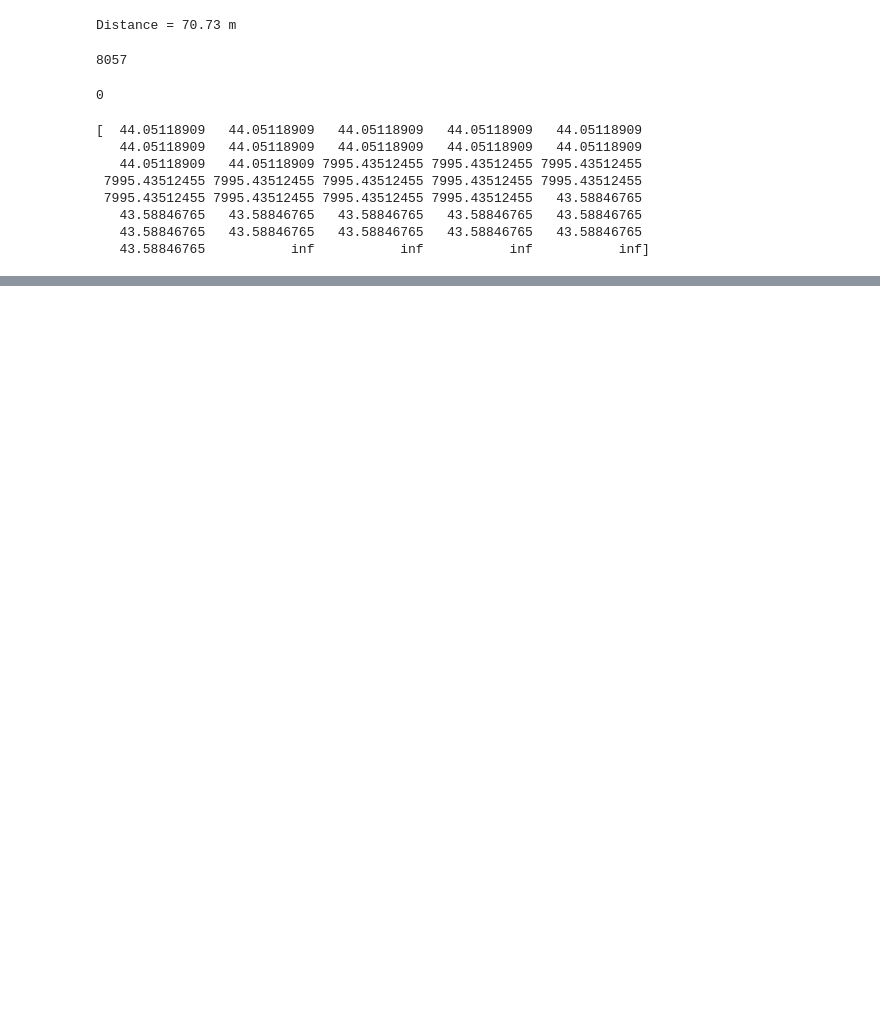
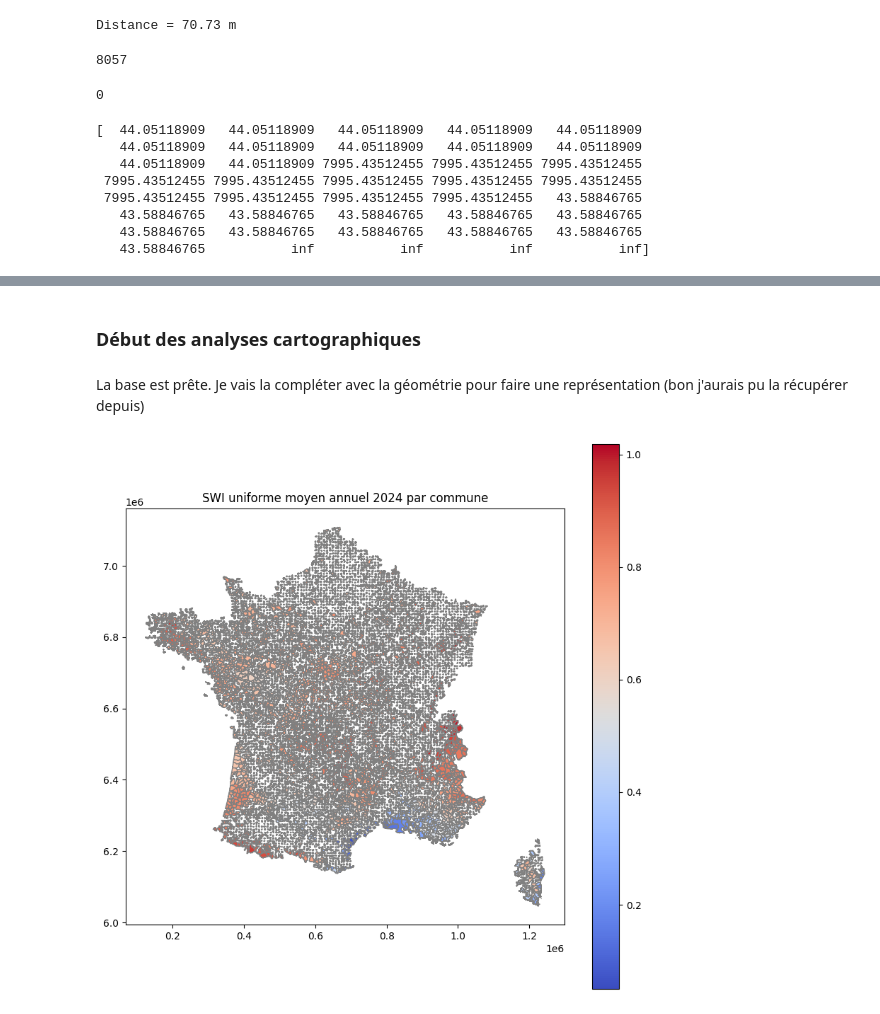
Before and after one commit to Sophie-Monsi/MACHINE-LEARNING-FOR-CLIMATE-RISK, a Jupyter notebook: Database_download.ipynb, the cells around one changed output, grey strips where cells are left out. Saved outputs shown, nothing was run; the diff lists cells and outputs as text; code cells hidden in the pictures; blank space fills up the shorter version.

Commit message:
Premières analyses cartographiques

```diff
--- a/Database_download.ipynb
+++ b/Database_download.ipynb
@@ -1000,0 +1147,4 @@ print(dist)
+# %%
+# Je supprime les nan
+df_swi = df_swi.dropna(subset=['SWI_UNIF_MENS'])
+df_swi
@@ -1000,0 +1165,58 @@ print(dist)
+# %% [markdown]
+### Début des analyses cartographiques
+# %% [markdown]
+La base est prête. Je vais la compléter avec la géométrie pour faire une représentation (bon j'aurais pu la récupérer depuis)
+# %%
+# On ne prend que code_insee et geometry de gdf_communes
+df_swi_geo = df_swi.merge(
+    gdf_communes[['code_insee', 'geometry']],
+    on='code_insee',
+    how='left'
+)
+
+gdf_swi = gpd.GeoDataFrame(df_swi_geo, geometry='geometry')
+
+# Copier le CRS des communes
+gdf_swi.crs = gdf_communes.crs
+# %%
+import matplotlib.pyplot as plt
+
+# --- Étape 1 : convertir MOIS en datetime ---
+gdf_swi['MOIS'] = pd.to_datetime(gdf_swi['MOIS'], format='%Y-%m')
+
+# --- Étape 2 : filtrer pour l'année 2024 ---
+gdf_swi_2024 = gdf_swi[gdf_swi['MOIS'].dt.year == 2024]
+
+# --- Étape 3 : moyenne annuelle du SWI par commune ---
+df_swi_2024_mean = (
+    gdf_swi_2024
+    .groupby('code_insee')['SWI_UNIF_MENS']
+    .mean()
+    .reset_index()
+    .rename(columns={'SWI_UNIF_MENS': 'SWI_2024'})
+)
+
+# --- Étape 4 : ajouter la géométrie des communes ---
+gdf_swi_2024_mean = gdf_communes[['code_insee', 'geometry']].merge(
+    df_swi_2024_mean,
+    on='code_insee',
+    how='left'
+)
+
+# --- Étape 5 : convertir en GeoDataFrame ---
+gdf_swi_2024_mean = gpd.GeoDataFrame(gdf_swi_2024_mean, geometry='geometry')
+gdf_swi_2024_mean.crs = gdf_communes.crs
+
+# --- Étape 6 : représentation cartographique ---
+fig, ax = plt.subplots(1, 1, figsize=(10, 10))
+gdf_swi_2024_mean.plot(
+    column='SWI_2024',
+    cmap='coolwarm',
+    legend=True,
+    ax=ax,
+    edgecolor='lightgrey'
+)
+ax.set_title("SWI uniforme moyen annuel 2024 par commune")
+plt.show()
+# %% [output]
+[figure, added]
```
Also changed, not shown: parts of 14 cells of this notebook, 1 other file.
